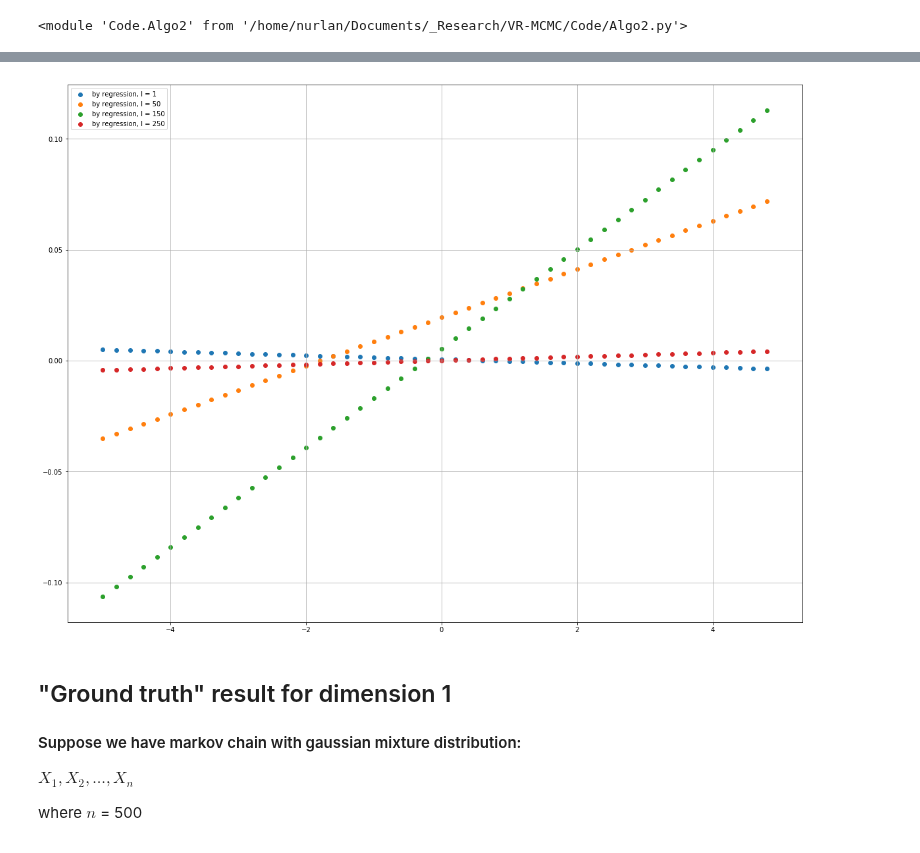
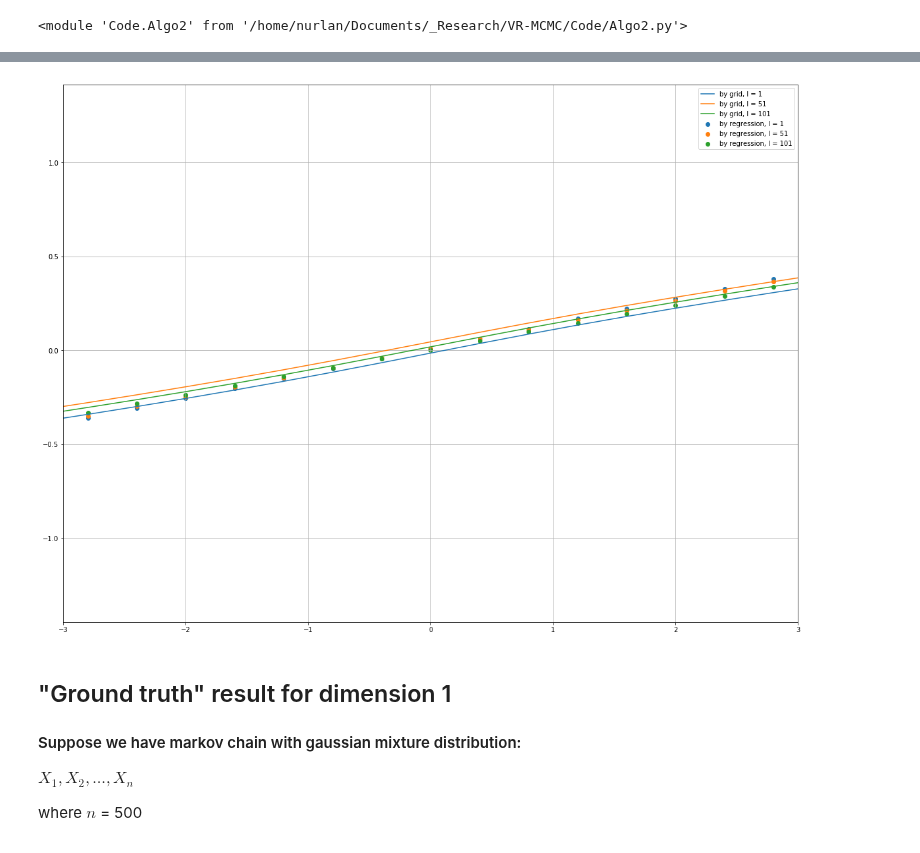
Before and after one commit to ShagadatovNurlan/VR-MCMC, a Jupyter notebook: Algo2_full_research_dimension1.ipynb, the cells around one changed output, grey strips where cells are left out. Saved outputs shown, nothing was run; the diff lists cells and outputs as text; code cells hidden in the pictures.

```diff
--- a/Algo2_full_research_dimension1.ipynb
+++ b/Algo2_full_research_dimension1.ipynb
@@ -61,15 +61,16 @@ for l in tqdm(range(n)):
 # %%
 np.save('Q_grid.npy', Q_grid)
 # %%
-Q_grid = np.load('Q_grid.npy')
+# Q_grid = np.load('Q_grid.npy')
 # %% [markdown]
 #### Some plots for $\bar{Q}_{l,n} (x)$ for $l \in \left\{1, 20, 50, 100,150,200, 230, 250 \right\}$ and $n = 250$
 # %%
 plt.figure(figsize=(15,10))
 
-for l in [0,19, 49, 99, 149,199,229,249]:
+for l in [0,19,229,249]:
     plt.plot(grid, Q_grid[l], label = r"$l = {}$".format(l+1))
 plt.legend()
 plt.grid()
+# plt.xlim(-1,1)
 plt.show()
 # %% [output]
@@ -99,10 +97,7 @@ expectation =  -0.015874962364458924
 # %%
-N_test = 50
 np.random.seed(123)
 
-XX, GG, ZZ = ULA.generate_train_trajectories(X, N_train=100,d = dim, step = h, n = n, f_grad=f_grad)
-# XX_test, GG_test, ZZ_test = ULA.generate_test_trajetories(N_test=N_test, d =dim, step=h,
-#                                                           burn_in=10000, n = n, f_grad=f_grad)
+XX, GG, ZZ = ULA.generate_train_trajectories(X, N_train=2000,d = dim, step = h, n = n, f_grad=f_grad)
 # %%
 import importlib
 importlib.reload(Algo2)
@@ -117,3 +112,15 @@ def Q_l_predict(x, l, Betas, max_deg):
     x_pol = poly.fit_transform(np.array(x).reshape(1,-1))
     beta = Betas[l]
     return (x_pol @ beta)
+# %%
+plt.figure(figsize=(20,15))
+q_l_predict_plot = np.zeros_like(grid)
+
+for l in [200, 220, 230, 240, 245]:
+    for i in range(grid.shape[0]):
+        q_l_predict_plot[i] = Q_l_predict(grid[i], l, Betas, deg)
+    plt.plot(grid, Q_grid[l], label = "by grid, l = {}".format(l+1))
+    plt.scatter(grid, q_l_predict_plot, label = "by regression, l = {}".format(l+1), )
+plt.legend()
+plt.grid()
+plt.show()
@@ -120,17 +129,18 @@ def Q_l_predict(x, l, Betas, max_deg):
 # %%
 plt.figure(figsize=(20,15))
 q_l_predict_plot = np.zeros_like(grid)
 
-for l in [0,49,149,249]:
+for l in [0, 50, 100]:
     for i in range(grid.shape[0]):
         q_l_predict_plot[i] = Q_l_predict(grid[i], l, Betas, deg)
-#     plt.plot(grid, Q_grid[l], label = "by grid, l = {}".format(l+1))
+    plt.plot(grid, Q_grid[l], label = "by grid, l = {}".format(l+1))
     plt.scatter(grid, q_l_predict_plot, label = "by regression, l = {}".format(l+1), )
 plt.legend()
+plt.xlim(-3,3)
 plt.grid()
 plt.show()
 # %% [output]
-[figure, old version]
+[figure, new version]
 # %% [markdown]
 ## "Ground truth" result for dimension 1
 ####  Suppose we have markov chain with gaussian mixture distribution:
```
Also changed, not shown: parts of 14 cells of this notebook, 1 other file.
